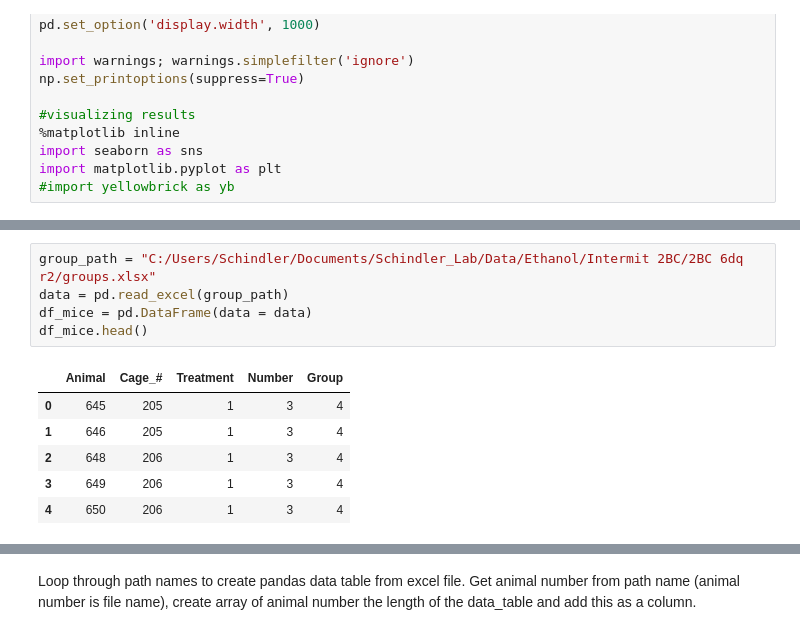
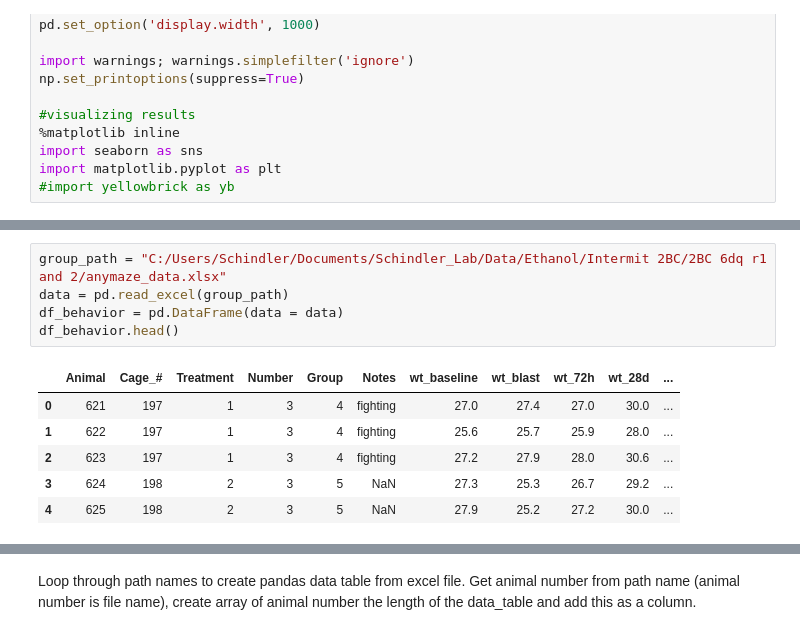
Before and after one commit to grace3999/TwoBottleChoice, a Jupyter notebook: 2BC_6%_dep_quinine.ipynb, the cells around one changed output, grey strips where cells are left out. Cells and saved outputs as stored; diff of their text form.

Commit message:
add 8pm data

```diff
--- a/2BC_6%_dep_quinine.ipynb
+++ b/2BC_6%_dep_quinine.ipynb
@@ -40,12 +56,12 @@ path_names[0]
 # %%
-group_path = "C:/Users/Schindler/Documents/Schindler_Lab/Data/Ethanol/Intermit 2BC/2BC 6dq r2/groups.xlsx"
+group_path = "C:/Users/Schindler/Documents/Schindler_Lab/Data/Ethanol/Intermit 2BC/2BC 6dq r1 and 2/anymaze_data.xlsx"
 data = pd.read_excel(group_path)
-df_mice = pd.DataFrame(data = data)
-df_mice.head()
+df_behavior = pd.DataFrame(data = data)
+df_behavior.head()
 # %% [output]
-|  | Animal | Cage_# | Treatment | Number | Group |
-| 0 | 645 | 205 | 1 | 3 | 4 |
-| 1 | 646 | 205 | 1 | 3 | 4 |
-| 2 | 648 | 206 | 1 | 3 | 4 |
-| 3 | 649 | 206 | 1 | 3 | 4 |
-| 4 | 650 | 206 | 1 | 3 | 4 |
+|  | Animal | Cage_# | Treatment | Number | Group | Notes | wt_baseline | wt_blast | wt_72h | wt_28d | ... |
+| 0 | 621 | 197 | 1 | 3 | 4 | fighting | 27.0 | 27.4 | 27.0 | 30.0 | ... |
+| 1 | 622 | 197 | 1 | 3 | 4 | fighting | 25.6 | 25.7 | 25.9 | 28.0 | ... |
+| 2 | 623 | 197 | 1 | 3 | 4 | fighting | 27.2 | 27.9 | 28.0 | 30.6 | ... |
+| 3 | 624 | 198 | 2 | 3 | 5 | NaN | 27.3 | 25.3 | 26.7 | 29.2 | ... |
+| 4 | 625 | 198 | 2 | 3 | 5 | NaN | 27.9 | 25.2 | 27.2 | 30.0 | ... |
```
Also changed, not shown: parts of 15 cells of this notebook.
